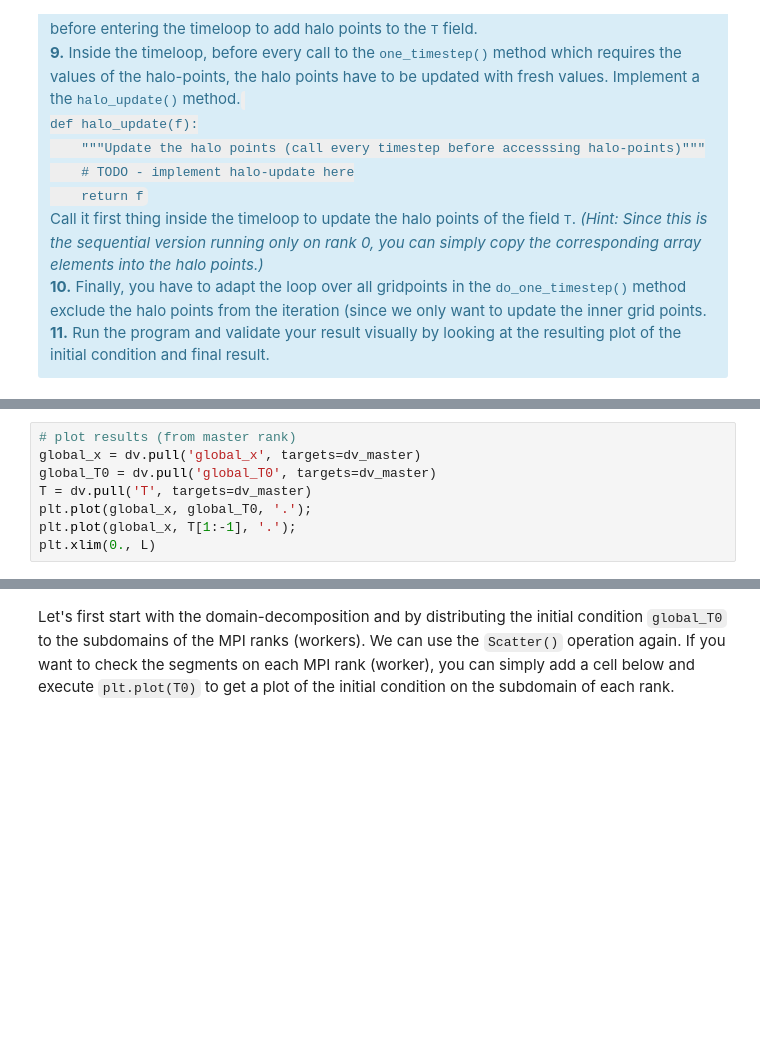
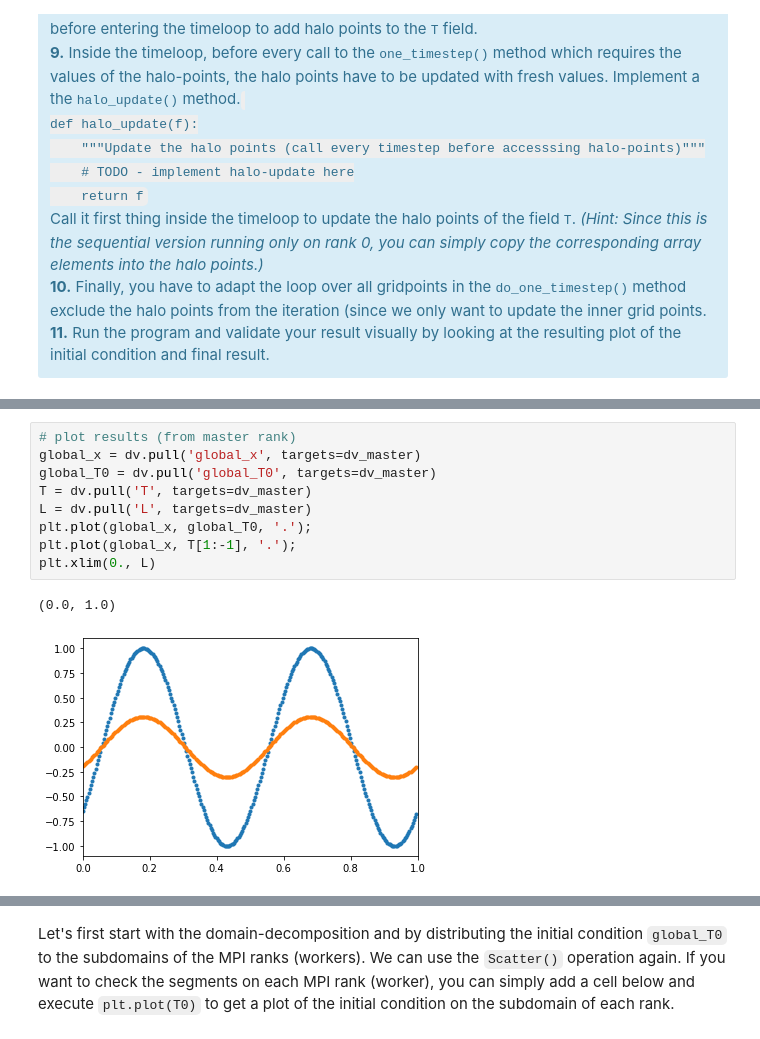
Before and after one commit to ofuhrer/HPC4WC, a Jupyter notebook: day3/solutions/03-domain-decomposition.ipynb, the cells around one changed output, grey strips where cells are left out. Saved outputs shown, nothing was run; the diff lists cells and outputs as text; blank space fills up the shorter version.

```diff
--- a/day3/solutions/03-domain-decomposition.ipynb
+++ b/day3/solutions/03-domain-decomposition.ipynb
@@ -324,11 +298,15 @@ if rank == 0:
 # %%
 # plot results (from master rank)
 global_x = dv.pull('global_x', targets=dv_master)
 global_T0 = dv.pull('global_T0', targets=dv_master)
 T = dv.pull('T', targets=dv_master)
+L = dv.pull('L', targets=dv_master)
 plt.plot(global_x, global_T0, '.');
 plt.plot(global_x, T[1:-1], '.');
 plt.xlim(0., L)
+# %% [output]
+(0.0, 1.0)
+[figure, added]
 # %% [markdown]
 ## Parallel Halo Updates
 
```
Also changed, not shown: parts of 21 cells of this notebook, 4 other files.
